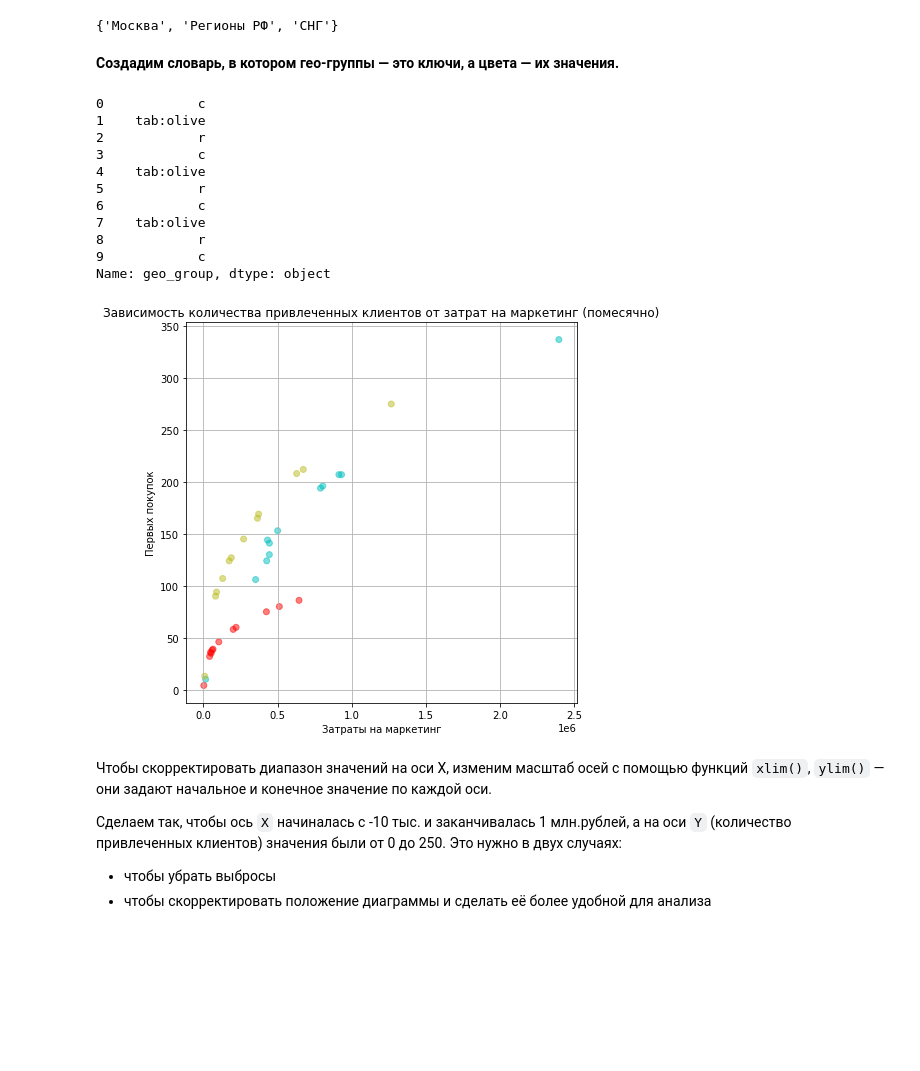
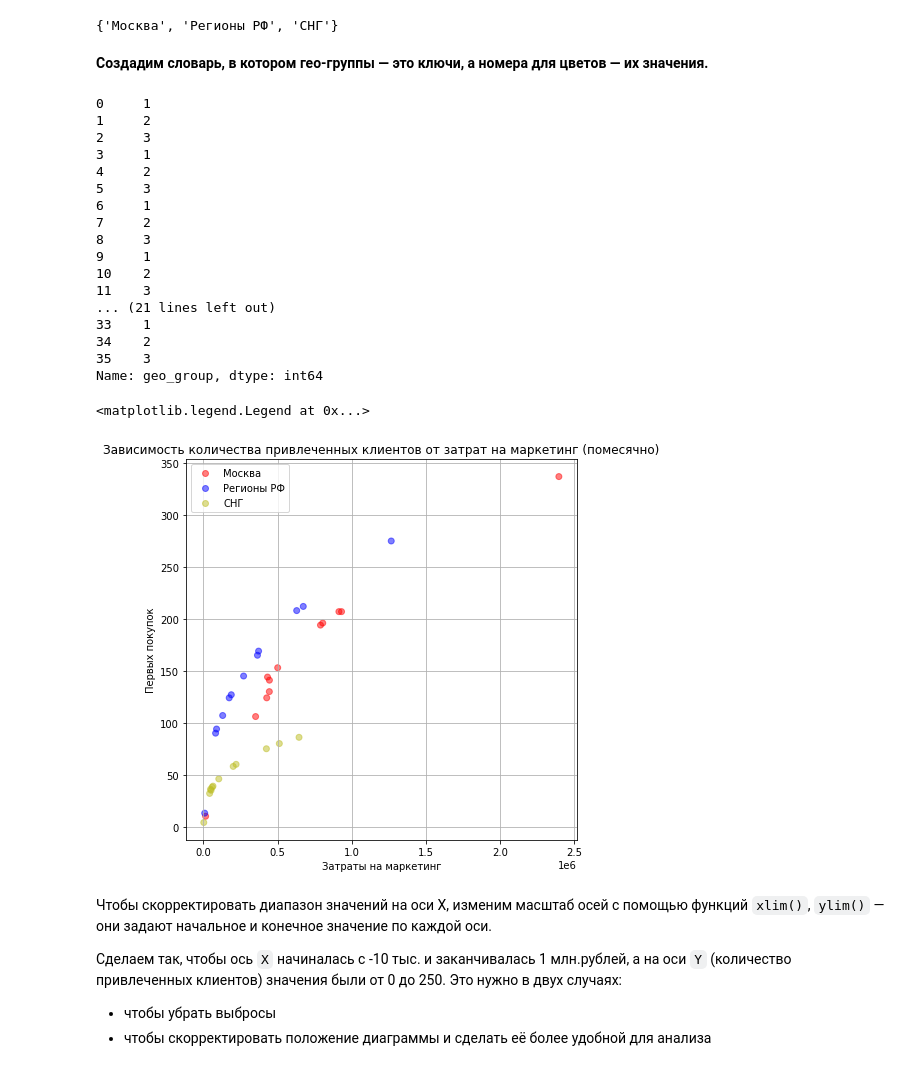
Before and after one commit to fleisan18/number_of_attracted_customers_on_marketing_costs, a Jupyter notebook: 2_number_of_attracted_customers_on_marketing_costs.ipynb, the cells around one changed output. Cells and saved outputs as stored; diff of their text form; code cells hidden in the pictures; blank space fills up the shorter version.

```diff
--- a/2_number_of_attracted_customers_on_marketing_costs.ipynb
+++ b/2_number_of_attracted_customers_on_marketing_costs.ipynb
@@ -139,46 +133,54 @@ geo_groups
 # %% [output]
 {'Москва', 'Регионы РФ', 'СНГ'}
 # %% [markdown]
-**Создадим словарь, в котором гео-группы — это ключи, а цвета — их значения.**
+**Создадим словарь, в котором гео-группы — это ключи, а номера для цветов — их значения.**
 # %%
 # зададим цвет для каждой группы
 
-colors = {'Москва':'c',
-          'Регионы РФ':'tab:olive',
-          'СНГ':'r',
-          'Без страны':'k'}
+values = {'Москва':1,
+          'Регионы РФ':2,
+          'СНГ':3}
 # %%
-marketing_sales['geo_group'].map(colors).head(10)
+marketing_sales['geo_group'].map(values)
 # %% [output]
-0            c
-1    tab:olive
-2            r
-3            c
-4    tab:olive
-5            r
-6            c
-7    tab:olive
-8            r
-9            c
-Name: geo_group, dtype: object
+0     1
+1     2
+2     3
+3     1
+4     2
+5     3
+6     1
+7     2
+8     3
+9     1
+10    2
+11    3
+... (21 lines left out)
+33    1
+34    2
+35    3
+Name: geo_group, dtype: int64
 # %%
 plt.figure(figsize=(7, 7))  # Зададим размер фигуры
 
 
 plt.title('Зависимость количества привлеченных клиентов от затрат на маркетинг (помесячно)')
 plt.xlabel('Затраты на маркетинг')
 plt.ylabel('Первых покупок')
 plt.grid() # сетка
 
 scatter = plt.scatter(
     marketing_sales.budget, # ось OX
     marketing_sales.sales, # ось OY
 
-    c = marketing_sales['geo_group'].map(colors),  # задаем цвета точек как четвертое измерение
+    c = marketing_sales['geo_group'].map(values),
+    cmap = ListedColormap(['r', 'blue', 'tab:olive']),
     alpha = 0.5 # Прозрачность 50%
 )
+plt.legend(handles=scatter.legend_elements()[0], labels=['Москва', 'Регионы РФ', 'СНГ'])
 # %% [output]
+<matplotlib.legend.Legend at 0x...>
-[figure, old version]
+[figure, new version]
 # %% [markdown]
 Чтобы скорректировать диапазон значений на оси Х, изменим масштаб осей с помощью функций `xlim()`, `ylim()` — они задают начальное и конечное значение по каждой оси.
 
```
Also changed, not shown: parts of 5 cells of this notebook.
